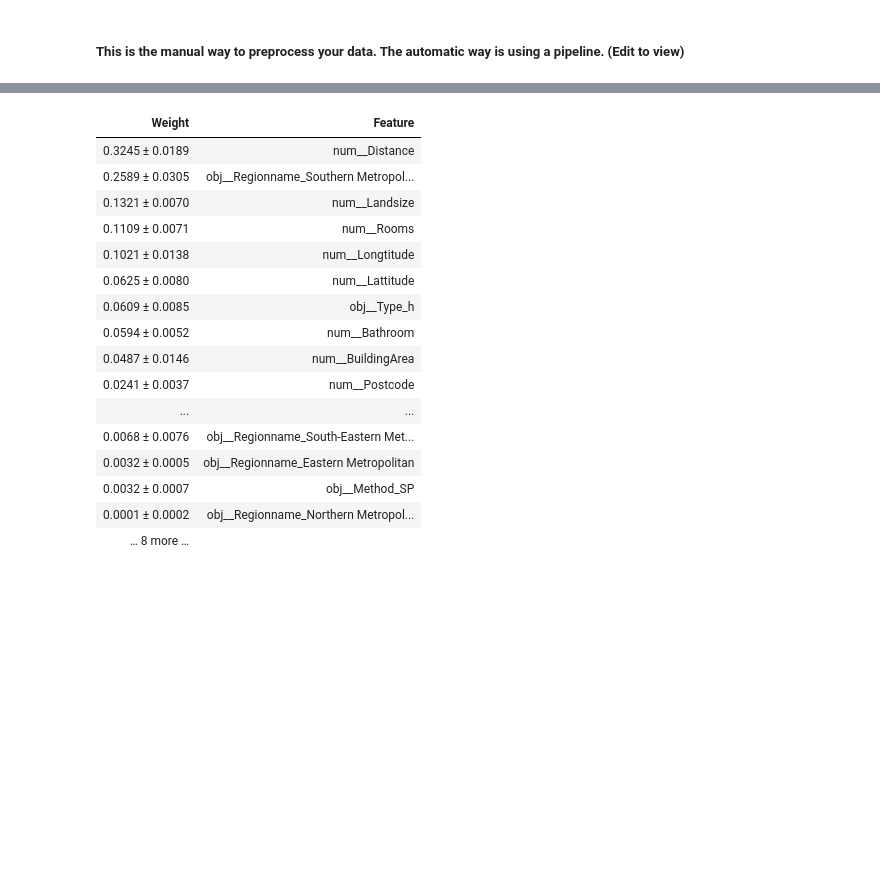
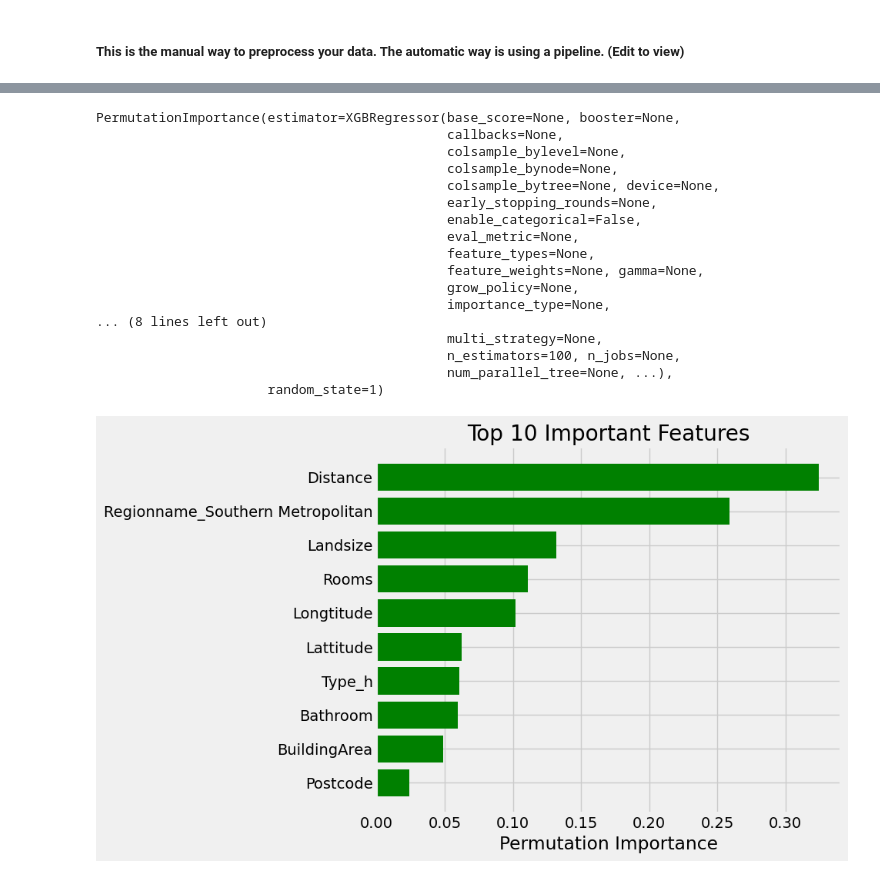
Before and after one commit to godsonginika/Data-Science-ML-Projects, a Jupyter notebook: House Price Prediction.ipynb, the cells around one changed output, grey strips where cells are left out. Drawn from its saved outputs; the diff is of its cells as text; code cells hidden in the pictures; blank space fills up the shorter version.

```diff
--- a/House Price Prediction.ipynb
+++ b/House Price Prediction.ipynb
@@ -95,31 +77,66 @@ Pipeline(steps=[('preprocessor',
 # PERMUTATION IMPORTANCE - To check for important features
 # Transform the validation data first
 X_valid_transformed = my_pipeline.named_steps['preprocessor'].transform(X_valid)
+
+# Get the transformed feature names
+feature_names = preprocessor.get_feature_names_out()
+
+# Remove prefix like "num__" or "obj__"
+cleaned_feature_names = [name.split("__")[-1] for name in feature_names]
 
 # Fit the permutation importance on validation data
 perm = PermutationImportance(my_pipeline.named_steps['model'], random_state=1)
 perm.fit(X_valid_transformed, y_valid)
 
 # Show weights with ELI5
-eli5.show_weights(perm, feature_names=my_pipeline.named_steps['preprocessor'].get_feature_names_out())
+# eli5.show_weights(perm, feature_names=cleaned_feature_names)
 # %% [output]
-| Weight | Feature |
-| 0.3245 ± 0.0189 | num__Distance |
-| 0.2589 ± 0.0305 | obj__Regionname_Southern Metropol... |
-| 0.1321 ± 0.0070 | num__Landsize |
-| 0.1109 ± 0.0071 | num__Rooms |
-| 0.1021 ± 0.0138 | num__Longtitude |
-| 0.0625 ± 0.0080 | num__Lattitude |
-| 0.0609 ± 0.0085 | obj__Type_h |
-| 0.0594 ± 0.0052 | num__Bathroom |
-| 0.0487 ± 0.0146 | num__BuildingArea |
-| 0.0241 ± 0.0037 | num__Postcode |
-| ... | ... |
-| 0.0068 ± 0.0076 | obj__Regionname_South-Eastern Met... |
-| 0.0032 ± 0.0005 | obj__Regionname_Eastern Metropolitan |
-| 0.0032 ± 0.0007 | obj__Method_SP |
-| 0.0001 ± 0.0002 | obj__Regionname_Northern Metropol... |
-| … 8 more … |  |
+PermutationImportance(estimator=XGBRegressor(base_score=None, booster=None,
+                                             callbacks=None,
+                                             colsample_bylevel=None,
+                                             colsample_bynode=None,
+                                             colsample_bytree=None, device=None,
+                                             early_stopping_rounds=None,
+                                             enable_categorical=False,
+                                             eval_metric=None,
+                                             feature_types=None,
+                                             feature_weights=None, gamma=None,
+                                             grow_policy=None,
+                                             importance_type=None,
+... (8 lines left out)
+                                             multi_strategy=None,
+                                             n_estimators=100, n_jobs=None,
+                                             num_parallel_tree=None, ...),
+                      random_state=1)
+# %%
+# PERMUTATION IMPORTANCE
+# Save permutation importance to a DataFrame:
+important_df = eli5.explain_weights_df(perm)
+
+# Map ELI5's generic feature names (like 'x0', 'x1', etc.) to actual feature names
+# Step 1: Extract the index number from the feature string (e.g., 'x7' → 7)
+important_df["feature"] = important_df["feature"].str.extract(r"(\d+)").astype(int)
+
+# Step 2: Use the extracted index to look up the corresponding name from the transformed feature list
+important_df["feature"] = important_df["feature"].apply(lambda i: cleaned_feature_names[i])
+
+# Print or log top 10
+# important_df.head(10)
+
+# Sort by absolute weight and take top 10
+top_df = important_df.sort_values("weight", key=abs, ascending=False).head(10)
+
+# Feature Importance Visualization
+plt.style.use('fivethirtyeight')
+plt.figure(figsize=(10, 6))
+plt.barh(top_df['feature'], top_df['weight'], color='green')
+plt.xlabel("Permutation Importance")
+plt.title('Top 10 Important Features')
+plt.gca().invert_yaxis() # Invert the y-axis so that the most important features appear at the top of the plot
+plt.tight_layout()
+plt.show()
+# %% [output]
+[figure, added]
 # %%
 # Evaluate the model using validation data
 preds = my_pipeline.predict(X_valid)
```
Also changed, not shown: parts of 5 cells of this notebook.
